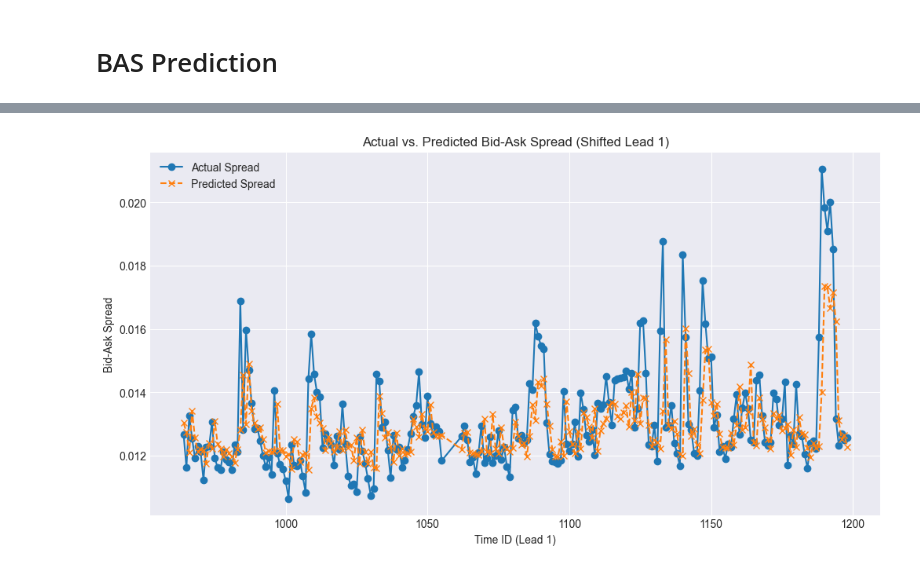
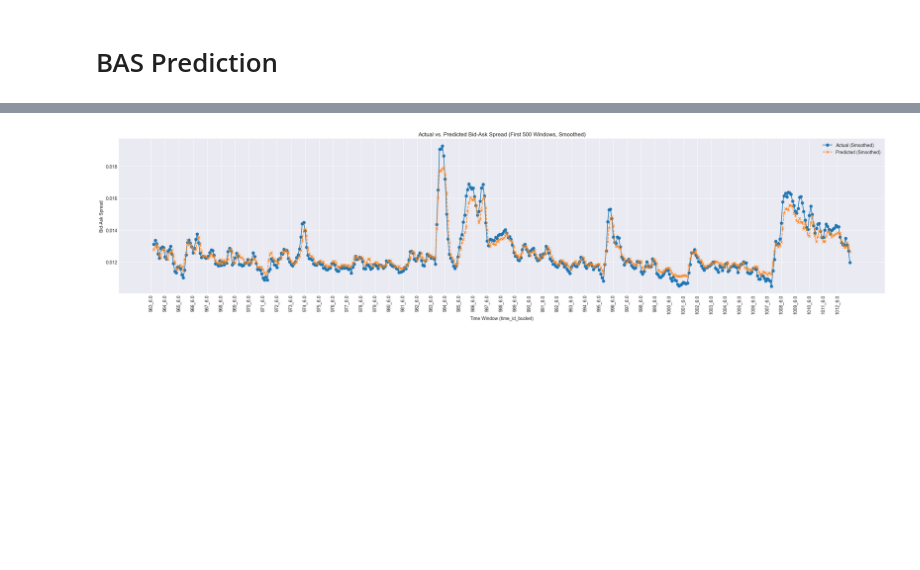
Before and after one commit to mofrui/volatility-analysis, a Jupyter notebook: research/BAS Prediction.ipynb, the cells around one changed output, grey strips where cells are left out. Saved outputs shown, nothing was run; the diff lists cells and outputs as text; code cells hidden in the pictures; blank space fills up the shorter version.

```diff
--- a/research/BAS Prediction.ipynb
+++ b/research/BAS Prediction.ipynb
@@ -398,6 +366,23 @@ import statsmodels.api as sm
 from sklearn.linear_model import LinearRegression
 from statsmodels.stats.diagnostic import linear_rainbow
 from scipy.stats import pearsonr # Ensure this is imported at the top
+
+xgb_df['bucket_id_330s'] = xgb_df['seconds_in_bucket'] // 330
+agg_df = xgb_df.groupby(['time_id', 'bucket_id_330s']).agg({
+    "realized_volatility": "mean",
+    "wap": "mean",
+    "spread_pct": "mean",
+    "imbalance": "mean",
+    "depth_ratio": "mean",
+    "spread_variation": "mean",
+    "log_return": "mean",
+    "bid_ask_spread": "mean"
+}).reset_index()
+X = agg_df.drop(columns=["time_id", "bucket_id_330s", "realized_volatility"])
+cutoff = int(len(agg_df) * 0.8)
+
+X_train = X.iloc[:cutoff]
+X_test = X.iloc[cutoff:]
 
 X_pred = xgb_model.predict(X_train)
 X_train['predicted_volatility_lead1'] = X_pred
@@ -684,13 +575,29 @@ Comparison DataFrame shape: (230, 3)
 # %%
-comparison_df_best['time_id_lead1'] = comparison_df_best['time_id'].shift(-1)
-plt.figure(figsize=(12, 6))
-plt.plot(comparison_df_best['time_id_lead1'], comparison_df_best['actual_bid_ask_spread'], label='Actual Spread', marker='o', linestyle='-')
-plt.plot(comparison_df_best['time_id_lead1'], comparison_df_best['predicted_bid_ask_spread'], label='Predicted Spread', marker='x', linestyle='--')
-plt.xlabel('Time ID (Lead 1)')
-plt.ylabel('Bid-Ask Spread')
-plt.title('Actual vs. Predicted Bid-Ask Spread (Shifted Lead 1)')
+import matplotlib.pyplot as plt
+
+# Slice first 500 rows
+subset = comparison_df_best.head(500).copy()
+
+# Optional: create composite label if not already present
+if 'window_label' not in subset.columns:
+    subset['window_label'] = subset['time_id'].astype(str) + '_' + subset['bucket_id_330s'].astype(str)
+
+# Optional smoothing
+subset['actual_smoothed'] = subset['actual_bid_ask_spread'].rolling(window=3).mean()
+subset['predicted_smoothed'] = subset['predicted_bid_ask_spread'].rolling(window=3).mean()
+
+# Plot
+plt.figure(figsize=(24, 6))
+plt.plot(subset['window_label'], subset['actual_smoothed'], label='Actual (Smoothed)', marker='o')
+plt.plot(subset['window_label'], subset['predicted_smoothed'], label='Predicted (Smoothed)', marker='x', linestyle='--')
+
+plt.title("Actual vs. Predicted Bid-Ask Spread (First 500 Windows, Smoothed)")
+plt.xlabel("Time Window (time_id_bucket)")
+plt.ylabel("Bid-Ask Spread")
+plt.xticks(ticks=np.arange(0, len(subset), 10), labels=subset['window_label'][::10], rotation=90)
 plt.legend()
 plt.grid(True)
+plt.tight_layout()
 plt.show()
 # %% [output]
-[figure, old version]
+[figure, new version]
```
Also changed, not shown: parts of 26 cells of this notebook.
